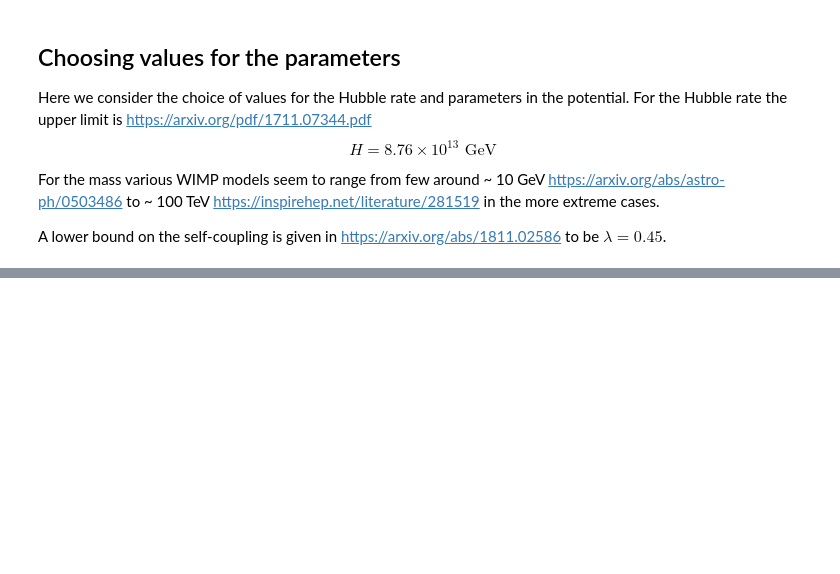
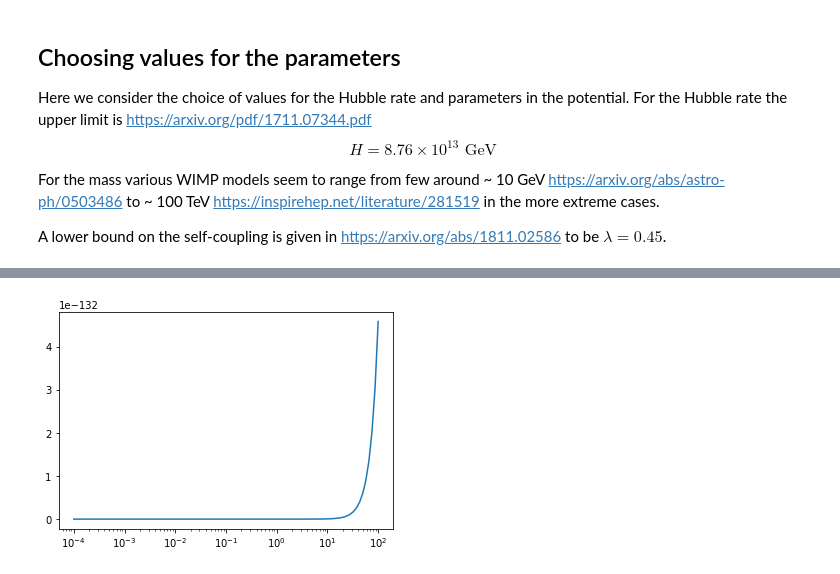
Before and after one commit to oleksiysmola/MSci-Project-Solving-the-Fokker-Planck-equation, a Jupyter notebook: Correlators and power spectrum.ipynb, the cells around one changed output, grey strips where cells are left out. Cells and saved outputs as stored; diff of their text form; code cells hidden in the pictures; blank space fills up the shorter version.

```diff
--- a/Correlators and power spectrum.ipynb
+++ b/Correlators and power spectrum.ipynb
@@ -661,12 +749,18 @@ $$A^*_f = A_f(n_f-1). $$
 # %%
 # Array to store spectral coefficient for delta
-quartic_A_delta = np.zeros((len(hubble_rate), len(mass_squared), len(self_coupling)))
+quartic_delta_2 = np.zeros((len(hubble_rate), len(mass_squared), len(self_coupling)))
+A_delta = np.zeros((len(hubble_rate), len(mass_squared), len(self_coupling)))
 A_delta_star = np.zeros((len(hubble_rate), len(mass_squared), len(self_coupling)))
-log_A = np.zeros((len(hubble_rate), len(mass_squared), len(self_coupling)))
 
 # Array for unscaled eigenvalues
-eigenvalues_unscaled = np.zeros(np.shape(eigenvalues))
-
+eigenvalues_unscaled = np.zeros(np.shape(eigenvalues_scaled))
+# Hubble rate Mpc^-1
+hubble_rate_Mpc = hubble_rate*1.563727396e35
+# Primordial power spectrum
+spectator_spectrum = np.zeros((len(hubble_rate), len(mass_squared), len(self_coupling), len(wavevector)))
+ratio_spectrum = np.zeros((len(hubble_rate), len(mass_squared), len(self_coupling), len(wavevector)))
+k_equal = np.zeros((len(hubble_rate), len(mass_squared), len(self_coupling)))
+spectator_index = np.zeros((len(hubble_rate), len(mass_squared), len(self_coupling)))
 
 # Computes density contrast amplitude
 for i in range(len(hubble_rate)):
@@ -675,8 +769,11 @@ for i in range(len(hubble_rate)):
             average_potential = 2*simps(potential[i, j, k]*eigenfunctions[0, i, j , k]**2, z, dz)
             quartic_delta_2 = 2*simps(potential[i, j, k]*eigenfunctions[0, i, j, k]*eigenfunctions[2, i, j, k], z, dz)/average_potential
             quartic_A_delta[i, j, k] = quartic_delta_2**2
-            eigenvalues_unscaled[0, i, j, k] = eigenvalues[0, i, j, k]*(1 + alpha[i, j, k])*np.sqrt(self_coupling[k])*hubble_rate[i]
-            eigenvalues_unscaled[1, i, j, k] = eigenvalues[1, i, j, k]*(1 + alpha[i, j, k])*np.sqrt(self_coupling[k])*hubble_rate[i]
-            eigenvalues_unscaled[2, i, j, k] = eigenvalues[2, i, j, k]*(1 + alpha[i, j, k])*np.sqrt(self_coupling[k])*hubble_rate[i]
-            A_delta_star[i, j, k] = quartic_A_delta[i, j, k]*2*eigenvalues_unscaled[2, i, j, k]/hubble_rate[i]
-            log_A[i, j, k] = np.log(A_delta_star[i, j, k]*10**10)
+            eigenvalues_unscaled[0, i, j, k] = eigenvalues_scaled[0, i, j, k]*(1 + alpha_values[i, j, k])*np.sqrt(self_coupling[k])*hubble_rate[i]
+            eigenvalues_unscaled[1, i, j, k] = eigenvalues_scaled[1, i, j, k]*(1 + alpha_values[i, j, k])*np.sqrt(self_coupling[k])*hubble_rate[i]
+            eigenvalues_unscaled[2, i, j, k] = eigenvalues_scaled[2, i, j, k]*(1 + alpha_values[i, j, k])*np.sqrt(self_coupling[k])*hubble_rate[i]
+            spectator_index[i, j, k] = 1 + 2*eigenvalues_unscaled[2, i, j, k]/hubble_rate[i]
+            A_delta_star[i, j, k] = quartic_A_delta[i, j, k]*(spectator_index[i, j, k] - 1)
+            spectator_spectrum[i, j, k] = A_delta_star[i, j, k]*(wavevector/hubble_rate_Mpc[i])**(spectator_index[i, j, k] - 1)
+            ratio_spectrum[i, j, k] = abs(spectator_spectrum[i, j, k]/primordial_spectrum)
+            k_equal[i, j, k] = (A_delta_star[i, j, k]*(pivot_scale**(scalar_index - 1))*(hubble_rate_Mpc[i]**(1 - spectator_index[i,j,k]))/amplitude_scalar)**(1/(scalar_index - spectator_index[i,j,k]))
@@ -686,0 +784,5 @@ For the range of values considered the amplitude seems to always exceed that of
+# %%
+plt.plot(wavevector, spectator_spectrum[1,46,1])
+plt.xscale("log")
+# %% [output]
+[figure, added]
```
Also changed, not shown: parts of 15 cells of this notebook.
